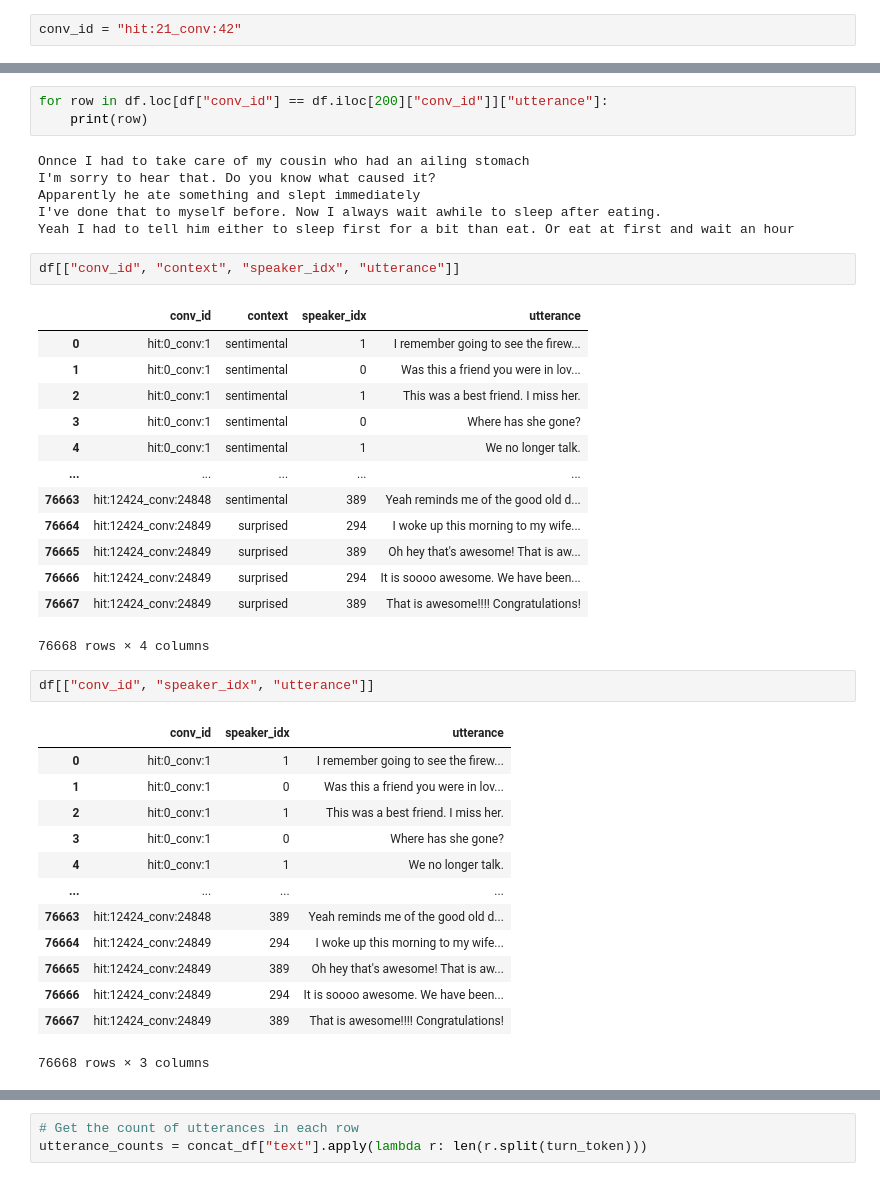
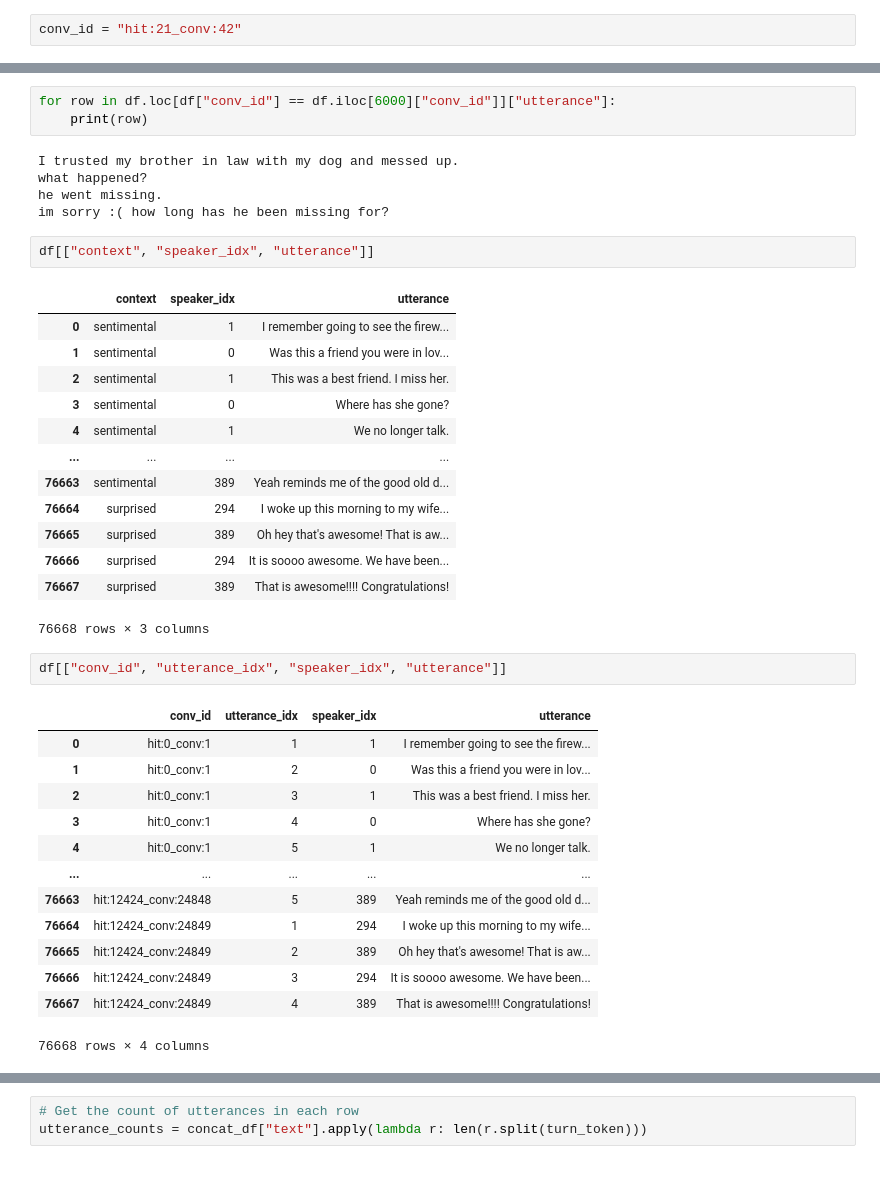
Before and after one commit to SolipsisAI/research, a Jupyter notebook: notebooks/ed-dialogueset.ipynb, the cells around one changed output, grey strips where cells are left out. Drawn from its saved outputs; the diff is of its cells as text.

```diff
--- a/notebooks/ed-dialogueset.ipynb
+++ b/notebooks/ed-dialogueset.ipynb
@@ -75,41 +96,40 @@ df.loc[df["conv_id"] == conv_id]
 # %%
-for row in df.loc[df["conv_id"] == df.iloc[200]["conv_id"]]["utterance"]:
+for row in df.loc[df["conv_id"] == df.iloc[6000]["conv_id"]]["utterance"]:
     print(row)
 # %% [output]
-Onnce I had to take care of my cousin who had an ailing stomach
-I'm sorry to hear that. Do you know what caused it?
-Apparently he ate something and slept immediately
-I've done that to myself before. Now I always wait awhile to sleep after eating.
-Yeah I had to tell him either to sleep first for a bit than eat. Or eat at first and wait an hour
+I trusted my brother in law with my dog and messed up.
+what happened?
+he went missing.
+im sorry :( how long has he been missing for?
 # %%
-df[["conv_id", "context", "speaker_idx", "utterance"]]
+df[["context", "speaker_idx", "utterance"]]
 # %% [output]
-|  | conv_id | context | speaker_idx | utterance |
-| 0 | hit:0_conv:1 | sentimental | 1 | I remember going to see the firew... |
-| 1 | hit:0_conv:1 | sentimental | 0 | Was this a friend you were in lov... |
-| 2 | hit:0_conv:1 | sentimental | 1 | This was a best friend. I miss her. |
-| 3 | hit:0_conv:1 | sentimental | 0 | Where has she gone? |
-| 4 | hit:0_conv:1 | sentimental | 1 | We no longer talk. |
-| ... | ... | ... | ... | ... |
-| 76663 | hit:12424_conv:24848 | sentimental | 389 | Yeah reminds me of the good old d... |
-| 76664 | hit:12424_conv:24849 | surprised | 294 | I woke up this morning to my wife... |
-| 76665 | hit:12424_conv:24849 | surprised | 389 | Oh hey that's awesome! That is aw... |
-| 76666 | hit:12424_conv:24849 | surprised | 294 | It is soooo awesome. We have been... |
-| 76667 | hit:12424_conv:24849 | surprised | 389 | That is awesome!!!! Congratulations! |
+|  | context | speaker_idx | utterance |
+| 0 | sentimental | 1 | I remember going to see the firew... |
+| 1 | sentimental | 0 | Was this a friend you were in lov... |
+| 2 | sentimental | 1 | This was a best friend. I miss her. |
+| 3 | sentimental | 0 | Where has she gone? |
+| 4 | sentimental | 1 | We no longer talk. |
+| ... | ... | ... | ... |
+| 76663 | sentimental | 389 | Yeah reminds me of the good old d... |
+| 76664 | surprised | 294 | I woke up this morning to my wife... |
+| 76665 | surprised | 389 | Oh hey that's awesome! That is aw... |
+| 76666 | surprised | 294 | It is soooo awesome. We have been... |
+| 76667 | surprised | 389 | That is awesome!!!! Congratulations! |
-76668 rows × 4 columns
+76668 rows × 3 columns
 # %%
-df[["conv_id", "speaker_idx", "utterance"]]
+df[["conv_id", "utterance_idx", "speaker_idx", "utterance"]]
 # %% [output]
-|  | conv_id | speaker_idx | utterance |
-| 0 | hit:0_conv:1 | 1 | I remember going to see the firew... |
-| 1 | hit:0_conv:1 | 0 | Was this a friend you were in lov... |
-| 2 | hit:0_conv:1 | 1 | This was a best friend. I miss her. |
-| 3 | hit:0_conv:1 | 0 | Where has she gone? |
-| 4 | hit:0_conv:1 | 1 | We no longer talk. |
-| ... | ... | ... | ... |
-| 76663 | hit:12424_conv:24848 | 389 | Yeah reminds me of the good old d... |
-| 76664 | hit:12424_conv:24849 | 294 | I woke up this morning to my wife... |
-| 76665 | hit:12424_conv:24849 | 389 | Oh hey that's awesome! That is aw... |
-| 76666 | hit:12424_conv:24849 | 294 | It is soooo awesome. We have been... |
-| 76667 | hit:12424_conv:24849 | 389 | That is awesome!!!! Congratulations! |
+|  | conv_id | utterance_idx | speaker_idx | utterance |
+| 0 | hit:0_conv:1 | 1 | 1 | I remember going to see the firew... |
+| 1 | hit:0_conv:1 | 2 | 0 | Was this a friend you were in lov... |
+| 2 | hit:0_conv:1 | 3 | 1 | This was a best friend. I miss her. |
+| 3 | hit:0_conv:1 | 4 | 0 | Where has she gone? |
+| 4 | hit:0_conv:1 | 5 | 1 | We no longer talk. |
+| ... | ... | ... | ... | ... |
+| 76663 | hit:12424_conv:24848 | 5 | 389 | Yeah reminds me of the good old d... |
+| 76664 | hit:12424_conv:24849 | 1 | 294 | I woke up this morning to my wife... |
+| 76665 | hit:12424_conv:24849 | 2 | 389 | Oh hey that's awesome! That is aw... |
+| 76666 | hit:12424_conv:24849 | 3 | 294 | It is soooo awesome. We have been... |
+| 76667 | hit:12424_conv:24849 | 4 | 389 | That is awesome!!!! Congratulations! |
-76668 rows × 3 columns
+76668 rows × 4 columns
```
Also changed, not shown: parts of 30 cells of this notebook, 3 other files.
